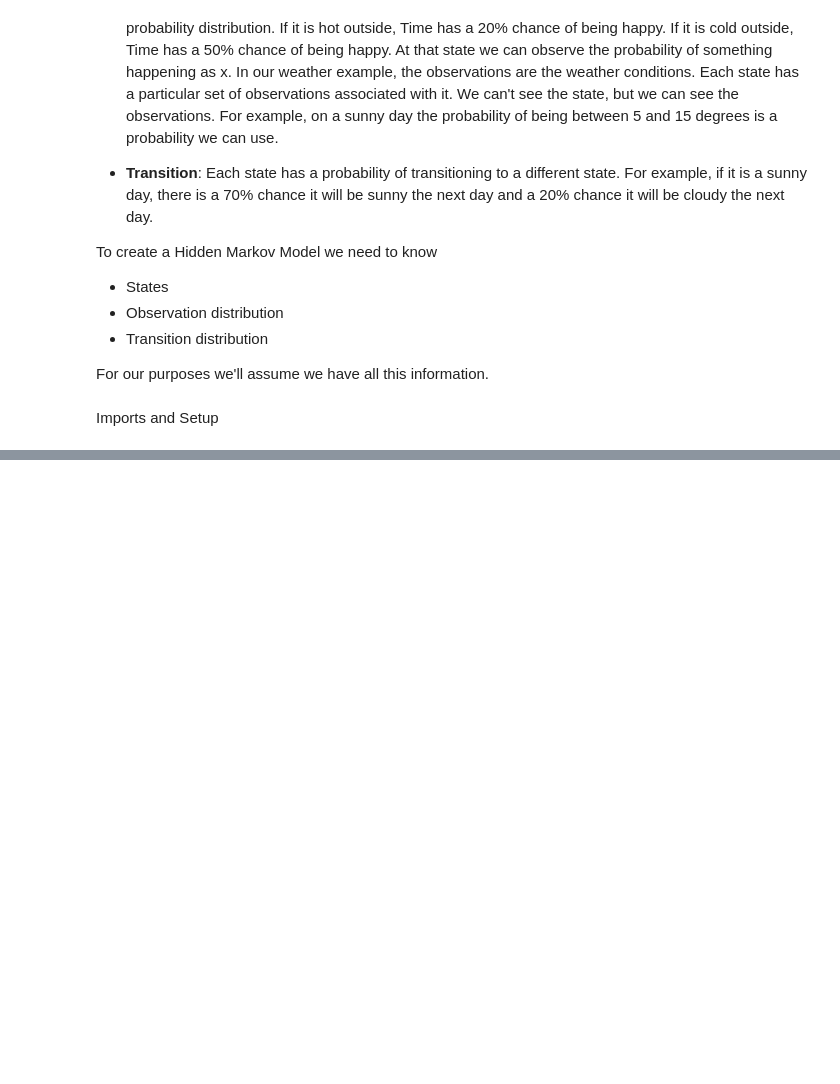
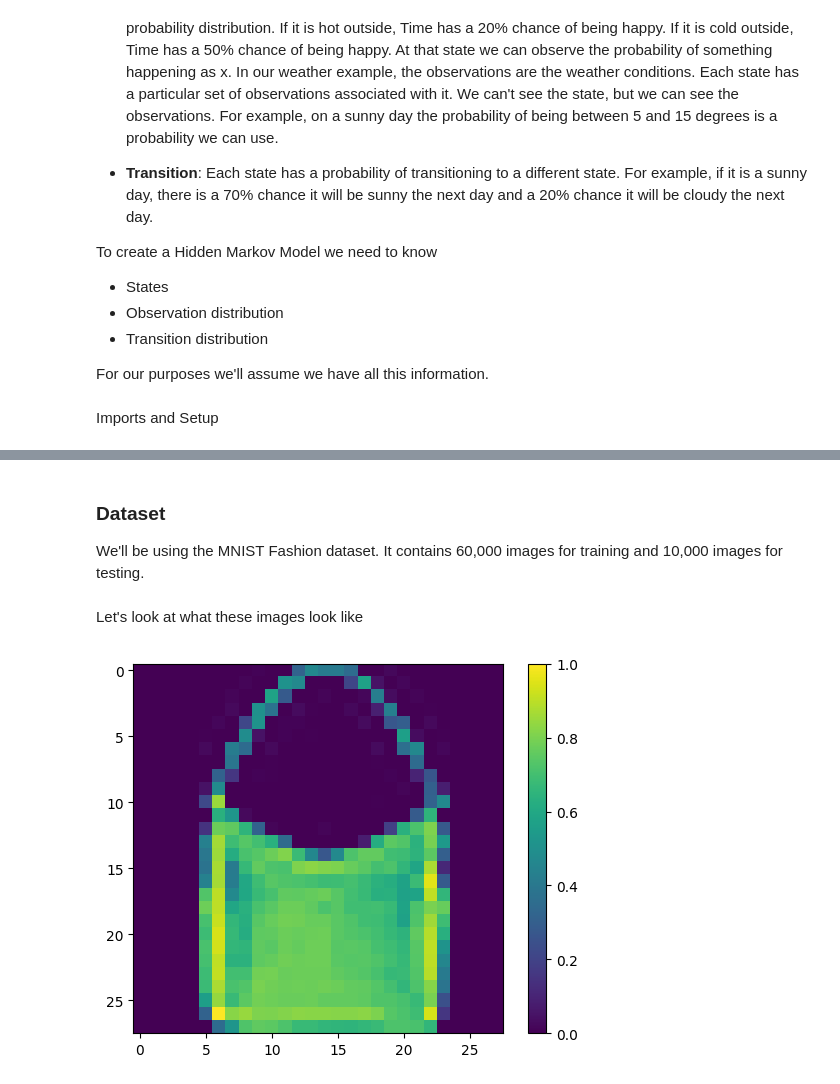
Before and after one commit to gearhead041/machine_learning_lessons, a Jupyter notebook: tensor_flow_intro.ipynb, the cells around one changed output, grey strips where cells are left out. Cells and saved outputs as stored; diff of their text form; code cells hidden in the pictures; blank space fills up the shorter version.

```diff
--- a/tensor_flow_intro.ipynb
+++ b/tensor_flow_intro.ipynb
@@ -529,0 +630,3 @@ import tensorflow_probability as tfp
+# %% [markdown]
+### Dataset
+We'll be using the MNIST Fashion dataset. It contains 60,000 images for training and 10,000 images for testing.
@@ -529,0 +644,9 @@ import tensorflow_probability as tfp
+# %% [markdown]
+Let's look at what these images look like
+# %%
+plt.figure()
+plt.imshow(test_images[34])
+plt.colorbar()
+plt.grid(False)
+# %% [output]
+[figure, added]
```
Also changed, not shown: parts of 25 cells of this notebook, 1 other file.
